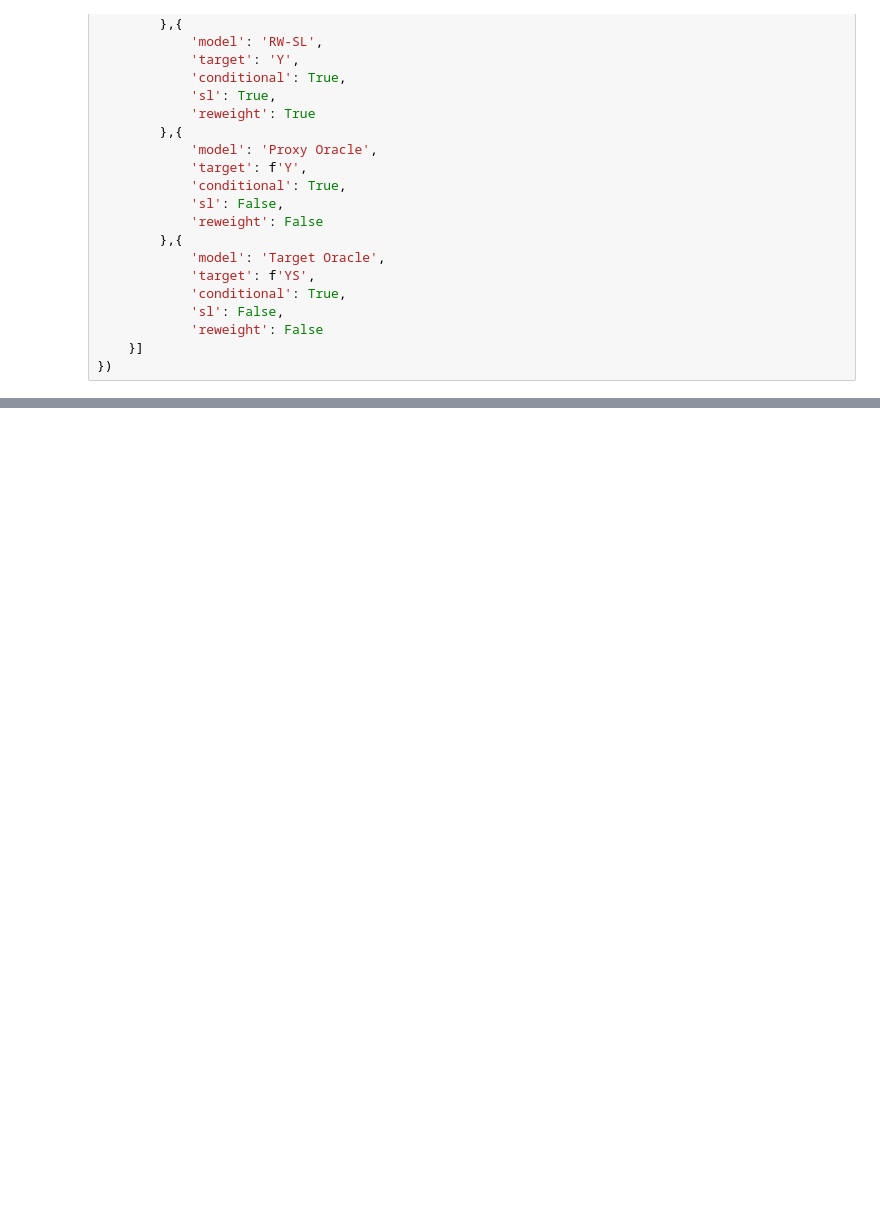
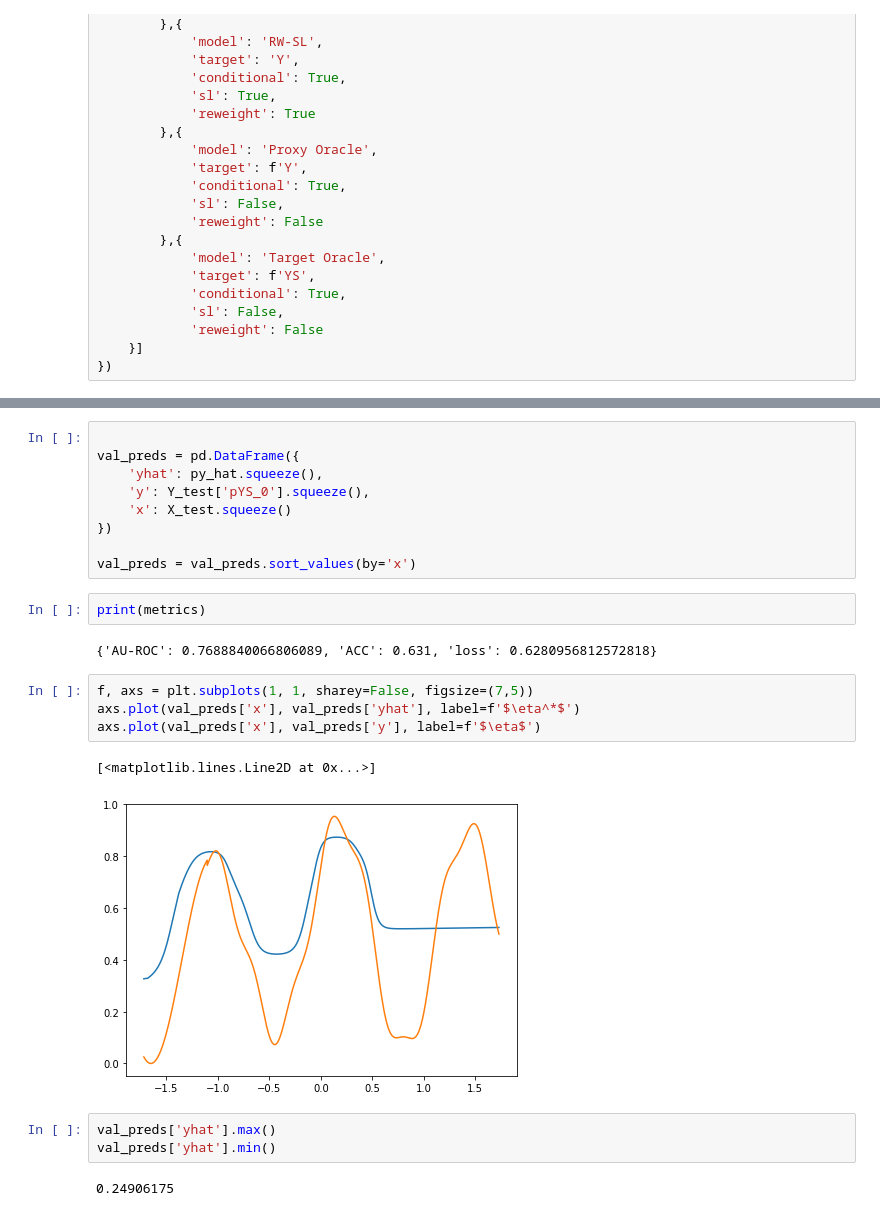
Before and after one commit to lguerdan/counterfactual-decision-support, a Jupyter notebook: notebook_development.ipynb, the cells around one changed output, grey strips where cells are left out. Cells and saved outputs as stored; diff of their text form; blank space fills up the shorter version.

```diff
--- a/notebook_development.ipynb
+++ b/notebook_development.ipynb
@@ -225,0 +330,25 @@ po_results, te_results =  run_risk_minimization_exp(exp_config, baselines, error
+# %%
+
+val_preds = pd.DataFrame({
+    'yhat': py_hat.squeeze(),
+    'y': Y_test['pYS_0'].squeeze(),
+    'x': X_test.squeeze()
+})
+
+val_preds = val_preds.sort_values(by='x')
+# %%
+print(metrics)
+# %% [output]
+{'AU-ROC': 0.7688840066806089, 'ACC': 0.631, 'loss': 0.6280956812572818}
+# %%
+f, axs = plt.subplots(1, 1, sharey=False, figsize=(7,5))
+axs.plot(val_preds['x'], val_preds['yhat'], label=f'$\eta^*$')
+axs.plot(val_preds['x'], val_preds['y'], label=f'$\eta$')
+# %% [output]
+[<matplotlib.lines.Line2D at 0x...>]
+[figure, added]
+# %%
+val_preds['yhat'].max()
+val_preds['yhat'].min()
+# %% [output]
+0.24906175
```
Also changed, not shown: parts of 10 cells of this notebook, 7 other files.
